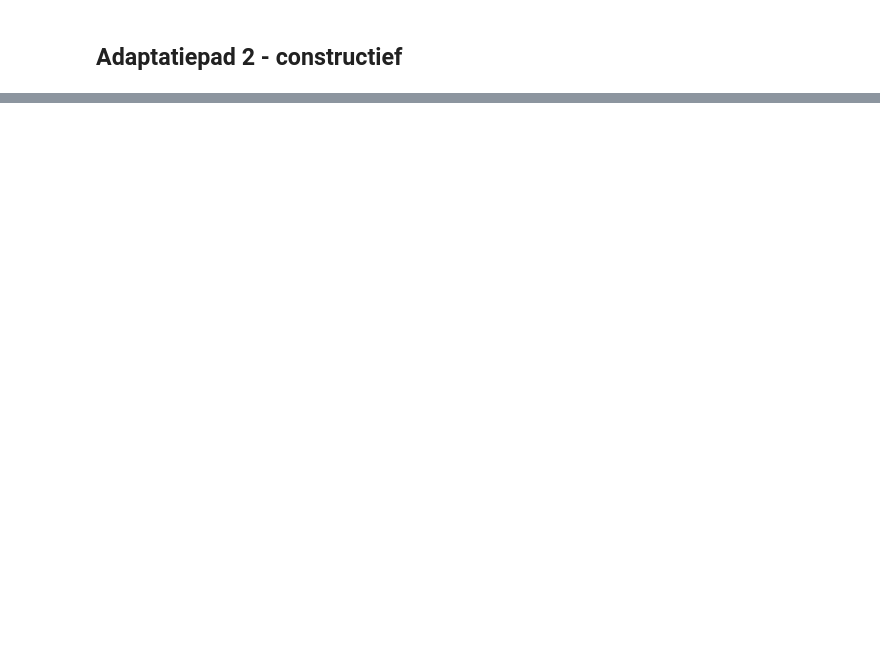
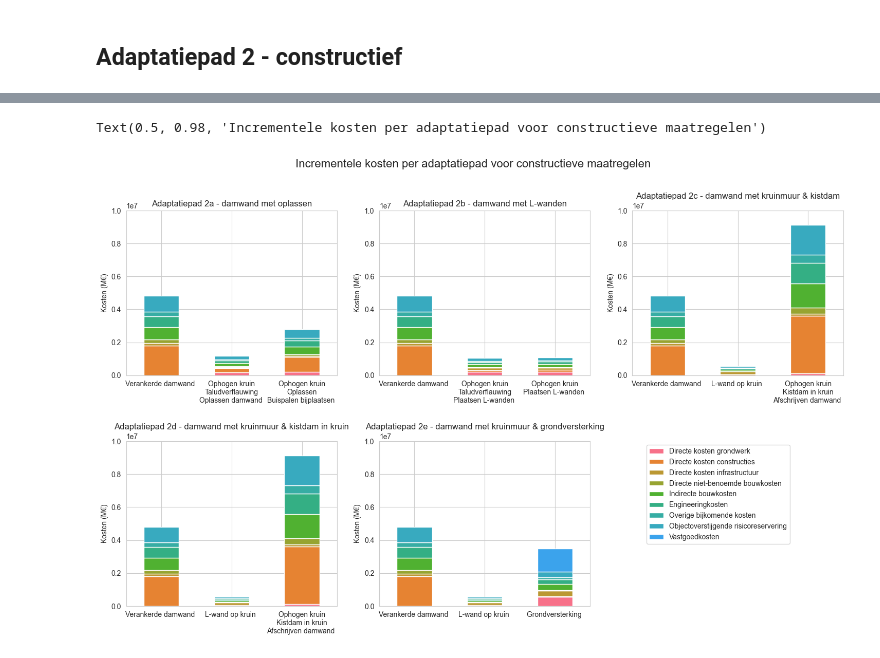
Before and after one commit to Deltares-research/Verkenning-2.0-backend, a Jupyter notebook: dev/incremental_costs/Scheldestromen_main.ipynb, the cells around one changed output, grey strips where cells are left out. Drawn from its saved outputs; the diff is of its cells as text; code cells hidden in the pictures; blank space fills up the shorter version.

```diff
--- a/dev/incremental_costs/Scheldestromen_main.ipynb
+++ b/dev/incremental_costs/Scheldestromen_main.ipynb
@@ -291,0 +432,29 @@ plt.show()
+# %%
+#make a stacked bar plot of all the increment costs per adaptation path. We have 5 paths, so make 6 subplots (2x3), one for each path and one where we can put the legend
+#
+
+fig, axes = plt.subplots(2, 3, figsize=(18,10))
+axes = axes.flatten()
+
+for i, (adaptation_path, summary) in enumerate(adaptation_paths_summary.items()):
+    summary.T.plot(kind='bar', stacked=True, ax=axes[i])
+    axes[i].set_title(adaptation_path)
+    #no legend
+    axes[i].legend_.remove()
+    axes[i].set_ylabel('Kosten (M€)')
+    axes[i].set_ylim(0, 1e7)
+    #rotate the labels and split along multiple lines if they are too long (max length per line is 15 characters. Split at ' to ' and + if possible, otherwise split at the max length of 15 characters per line)
+    #rotate x-axis labels and remove (incrementeel) and everything before "to"from the labels. Replace all " + " with "\n" for better readability. Remove 2025, 2075 and 2125 from the labels for better readability.
+    axes[i].set_xticklabels([label.get_text().split(' to ')[-1].replace(' + ', '\n').replace('2025', '').replace('2075', '').replace('2125', '') for label in axes[i].get_xticklabels()], rotation=0, ha='center')
+    # #add horizontal padding between subplots
+plt.subplots_adjust(hspace=.4)
+
+#make space of 6th plot entirely white
+axes[5].axis('off')
+handles, labels = axes[4].get_legend_handles_labels()
+axes[4].legend(handles, labels, bbox_to_anchor=(1.25, 1), loc='upper left')
+
+fig.suptitle('Incrementele kosten per adaptatiepad voor constructieve maatregelen', fontsize=16)
+# %% [output]
+Text(0.5, 0.98, 'Incrementele kosten per adaptatiepad voor constructieve maatregelen')
+[figure, added]
```
Also changed, not shown: parts of 17 cells of this notebook, 1 other file.
